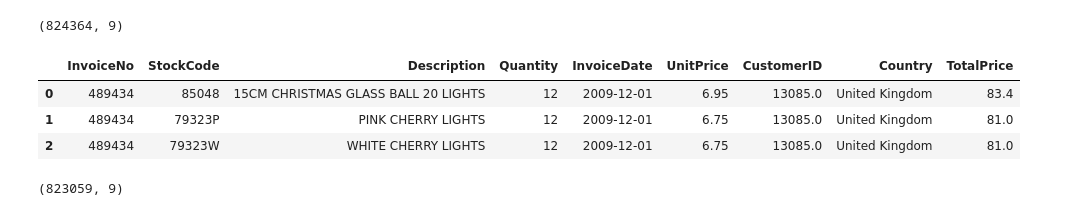
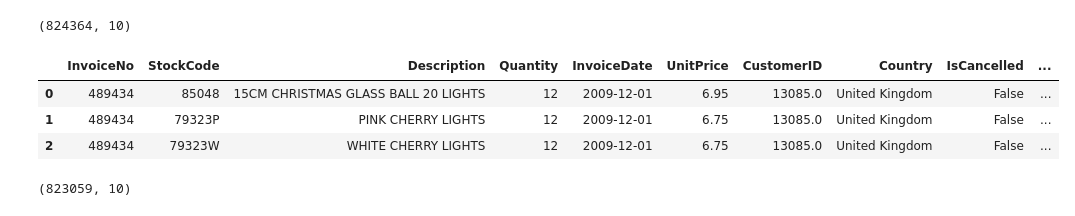
Before and after one commit to Leonel481/mlops-dtc-project, a Jupyter notebook: dev/churn.ipynb, the cells around one changed output. Saved outputs shown, nothing was run; the diff lists cells and outputs as text; code cells hidden in the pictures.

```diff
--- a/dev/churn.ipynb
+++ b/dev/churn.ipynb
@@ -6,20 +6,20 @@ import seaborn as sns
 # %%
 df = pd.read_csv('../data/online_retail_cleaned_2009-2011.csv')
 df["InvoiceDate"] = pd.to_datetime(df["InvoiceDate"]).dt.normalize()
 df = df.drop([
-    'IsCancelled',
+    # 'IsCancelled',
     # 'TotalPrice',
     ], axis=1).dropna(subset=['CustomerID'])
 print(df.shape)
 df.head(3)
 # %% [output]
-(824364, 9)
+(824364, 10)
-|  | InvoiceNo | StockCode | Description | Quantity | InvoiceDate | UnitPrice | CustomerID | Country | TotalPrice |
-| 0 | 489434 | 85048 | 15CM CHRISTMAS GLASS BALL 20 LIGHTS | 12 | 2009-12-01 | 6.95 | 13085.0 | United Kingdom | 83.4 |
-| 1 | 489434 | 79323P | PINK CHERRY LIGHTS | 12 | 2009-12-01 | 6.75 | 13085.0 | United Kingdom | 81.0 |
-| 2 | 489434 | 79323W | WHITE CHERRY LIGHTS | 12 | 2009-12-01 | 6.75 | 13085.0 | United Kingdom | 81.0 |
+|  | InvoiceNo | StockCode | Description | Quantity | InvoiceDate | UnitPrice | CustomerID | Country | IsCancelled | ... |
+| 0 | 489434 | 85048 | 15CM CHRISTMAS GLASS BALL 20 LIGHTS | 12 | 2009-12-01 | 6.95 | 13085.0 | United Kingdom | False | ... |
+| 1 | 489434 | 79323P | PINK CHERRY LIGHTS | 12 | 2009-12-01 | 6.75 | 13085.0 | United Kingdom | False | ... |
+| 2 | 489434 | 79323W | WHITE CHERRY LIGHTS | 12 | 2009-12-01 | 6.75 | 13085.0 | United Kingdom | False | ... |
 # %%
 df = df[~df['Description'].isin(['Manual','Discount','This is a test product.'])]
 df.shape
 # %% [output]
-(823059, 9)
+(823059, 10)
```
Also changed, not shown: parts of 35 cells of this notebook.
